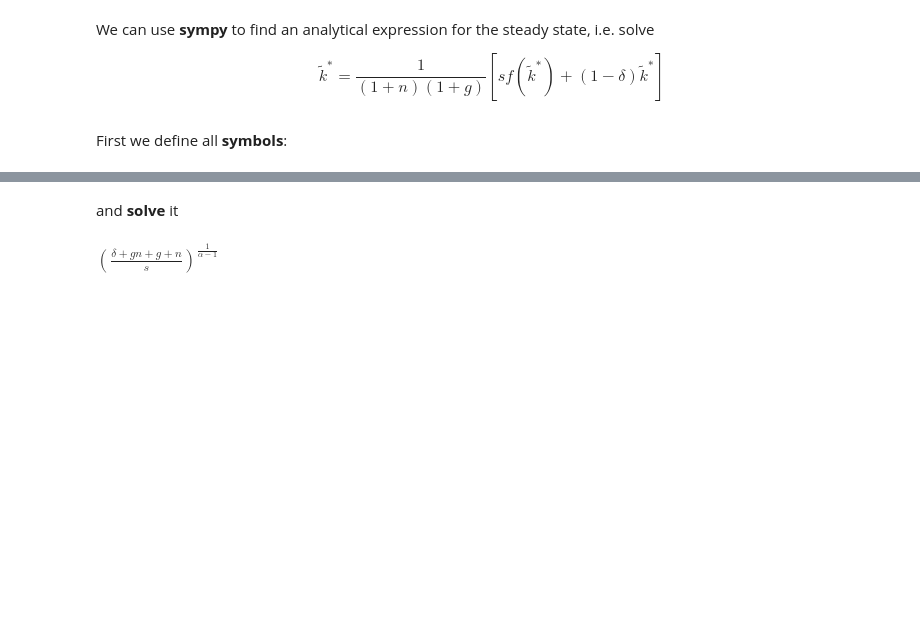
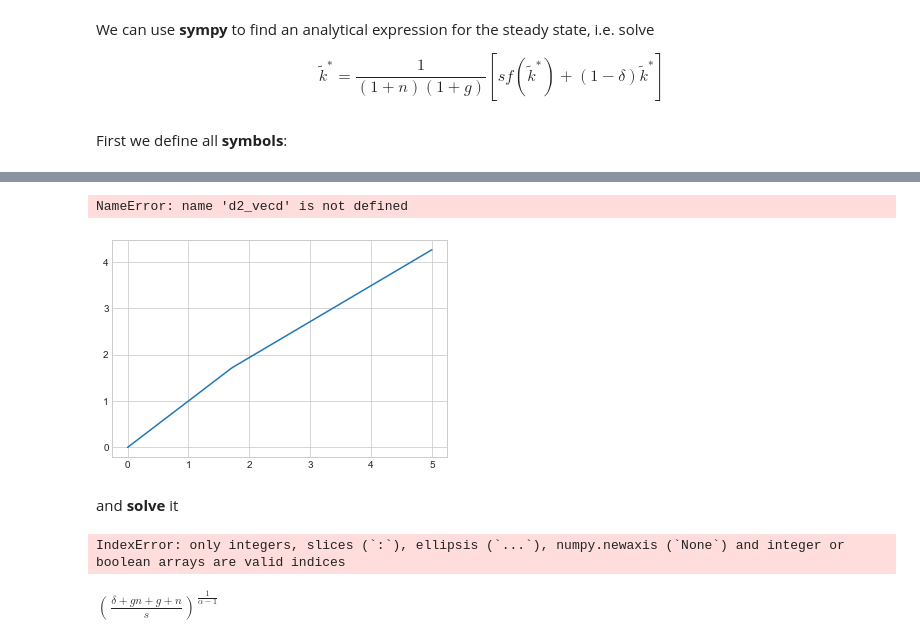
Before and after one commit to NumEconCopenhagen/projects-2020-kongeraekken-1, a Jupyter notebook: modelproject/modelproject.ipynb, the cells around one changed output, grey strips where cells are left out. Cells and saved outputs as stored; diff of their text form; code cells hidden in the pictures; blank space fills up the shorter version.

```diff
--- a/modelproject/modelproject.ipynb
+++ b/modelproject/modelproject.ipynb
@@ -102,0 +185,64 @@ ss = sm.Eq(k,(s*k**alpha+(1-delta)*k)/((1+n)*(1+g)))
+# %%
+# a. define solve function
+def solve_period_1(alpha,rho,beta,r,Delta,v1,v2_interp,tau):
+
+    # a. grids
+    m1_vec = np.linspace(1e-4,4,100)
+    v1_vec = np.empty(100)
+    c1_vec = np.empty(100)
+    d1_vec = np.empty(100)
+
+    # b. solve for each m1 in grid
+    for i,m1 in enumerate(m1_vec):
+
+        # i. objective
+        obj = lambda x: -v1(x[0],x[1],m1,alpha,rho,beta,r,Delta,v2_interp,tau)
+
+        # ii. initial guess
+        x0 = [m1*1/3,m1*1/3]
+
+        # iii. bounds and constraitns
+        bound = (1e-8,m1-1e-8)
+        bounds = (bound, bound)
+        ineq_con = {'type': 'ineq', 'fun': lambda x: m1-x[0]-x[1]}
+
+        # iv. optimize
+        result = optimize.minimize(obj,x0, method='SLSQP',
+                                   bounds=bounds,
+                                   constraints=[ineq_con])
+
+        #result = optimize.minimize(obj,x0, method='Nelder-Mead')
+
+        # v. save
+        v1_vec[i] = -result.fun
+        c1_vec[i] = result.x[0]
+        d1_vec[i] = result.x[1]
+
+    return m1_vec,v1_vec,c1_vec,d1_vec
+
+# b. construct interpolator
+v2_interp = interpolate.RegularGridInterpolator((m2_vec,d2_vec), v2_grid,
+                                                bounds_error=False,fill_value=None)
+
+# c. solve period 1
+m1_vec,v1_vec,c1_vec,d1_vec = solve_period_1(alpha,rho,beta,r,Delta,v1,v2_interp,tau)
+
+
+
+
+
+m2_vec,d2_vec,v2_grid,c2_grid,c2_vecm,v2_vecm,c2_vecd,v2_vecd = solve_period_2(alpha,rho,nu,kappa,Delta,tau)
+
+
+# d. plot
+fig = plt.figure()
+ax = fig.add_subplot(1,1,1)
+ax.plot(m2_vec,c2_vecm,label='non-durable consumption')
+ax.plot(m2_vec,d2_vecd,label='durable consumption')
+ax.legend(loc='upper left')
+ax.set_xlabel('$m_1$')
+ax.set_xlim([0,4])
+ax.set_ylim([0,2.5]);
+# %% [output]
+NameError: name 'd2_vecd' is not defined
+[figure, added]
@@ -103,2 +263,8 @@ ss = sm.Eq(k,(s*k**alpha+(1-delta)*k)/((1+n)*(1+g)))
 # %% [markdown]
 and **solve** it
+# %%
+m2_vec,d2_vec,v2_grid,c2_grid = solve_period_2(alpha,rho,nu,kappa,Delta,tau)
+
+type(c2_vec)
+# %% [output]
+IndexError: only integers, slices (`:`), ellipsis (`...`), numpy.newaxis (`None`) and integer or boolean arrays are valid indices
```
Also changed, not shown: parts of 18 cells of this notebook.
